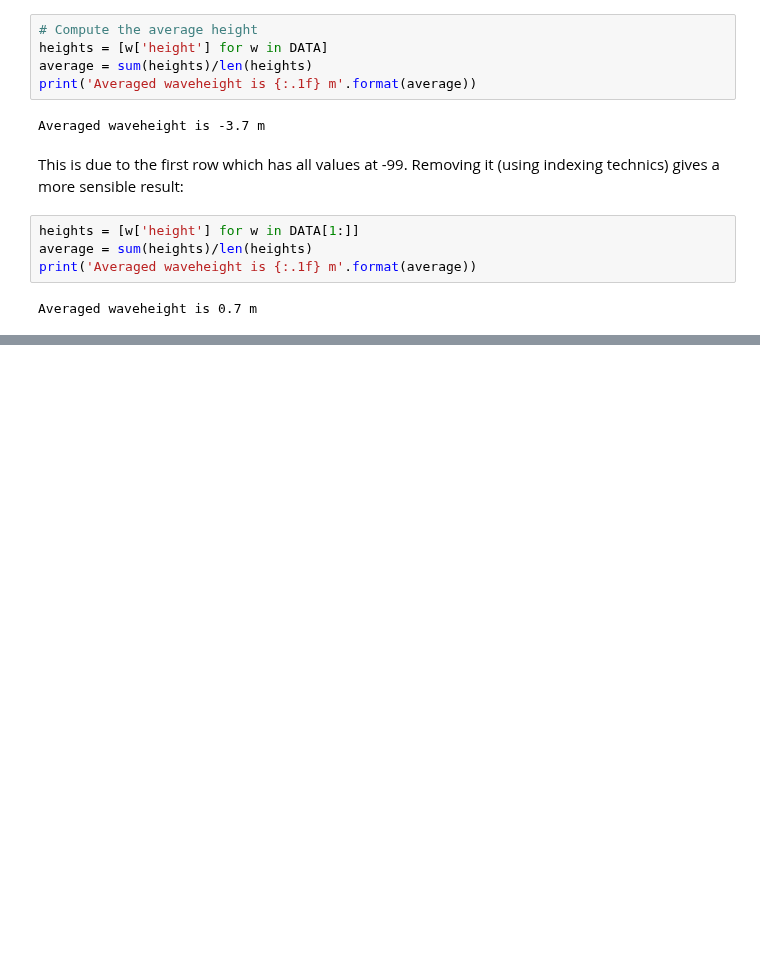
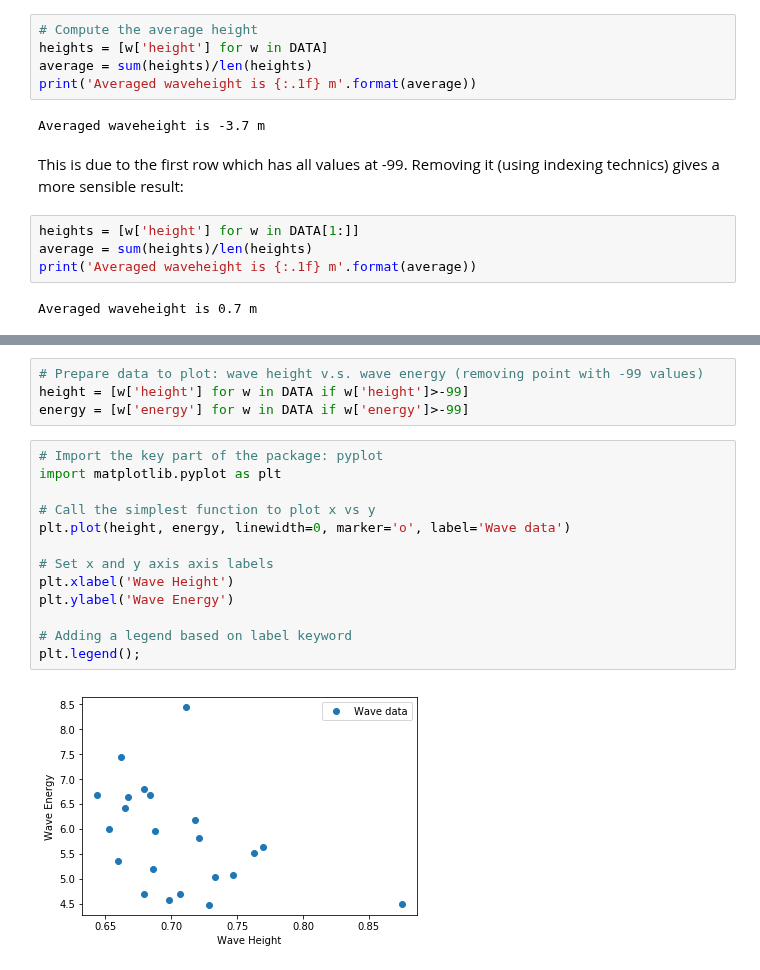
Before and after one commit to rmadar/lecture-python, a Jupyter notebook: lectures/1-PythonIntroduction.ipynb, the cells around one changed output, grey strips where cells are left out. Drawn from its saved outputs; the diff is of its cells as text; blank space fills up the shorter version.

Commit message:
Update README and add a plotting step at the end of the first section

```diff
--- a/lectures/1-PythonIntroduction.ipynb
+++ b/lectures/1-PythonIntroduction.ipynb
@@ -900,0 +849,19 @@ Averaged waveheight is 0.7 m
+# %%
+# Prepare data to plot: wave height v.s. wave energy (removing point with -99 values)
+height = [w['height'] for w in DATA if w['height']>-99]
+energy = [w['energy'] for w in DATA if w['energy']>-99]
+# %%
+# Import the key part of the package: pyplot
+import matplotlib.pyplot as plt
+
+# Call the simplest function to plot x vs y
+plt.plot(height, energy, linewidth=0, marker='o', label='Wave data')
+
+# Set x and y axis axis labels
+plt.xlabel('Wave Height')
+plt.ylabel('Wave Energy')
+
+# Adding a legend based on label keyword
+plt.legend();
+# %% [output]
+[figure, added]
```
Also changed, not shown: parts of 23 cells of this notebook, 1 other file.
